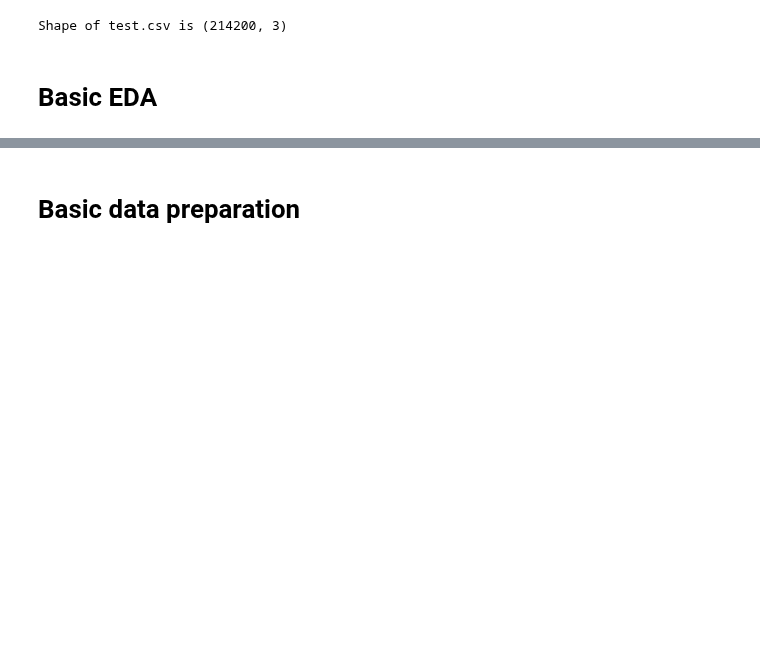
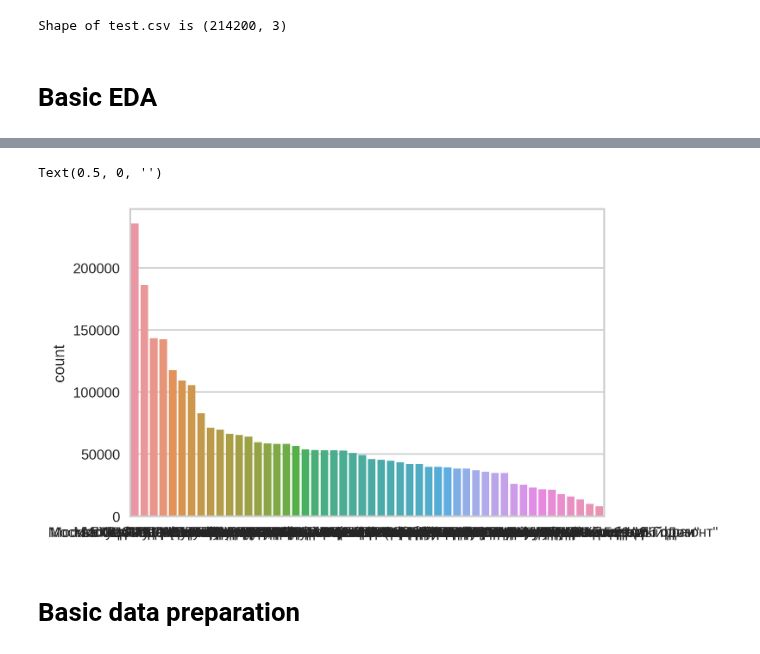
Before and after one commit to kryvokhyzha/examples-and-courses, a Jupyter notebook: How to Win a Data Science Competition/FinalProject/notebooks/main.ipynb, the cells around one changed output, grey strips where cells are left out. Drawn from its saved outputs; the diff is of its cells as text; code cells hidden in the pictures; blank space fills up the shorter version.

```diff
--- a/How to Win a Data Science Competition/FinalProject/notebooks/main.ipynb
+++ b/How to Win a Data Science Competition/FinalProject/notebooks/main.ipynb
@@ -125,0 +279,5 @@ Shape of test.csv is (214200, 3)
+# %%
+top_10_shops = pd.DataFrame(sales_train_df.merge(shops_df, left_on='shop_id', right_on='shop_id')['shop_name'] \
+                                          .value_counts() \
+                                          .reset_index()[:50])
+top_10_shops.columns = ['shop_name', 'count']
@@ -126,3 +298,10 @@ Shape of test.csv is (214200, 3)
+# %%
+fig, ax = plt.subplots(1, 1, figsize = (6,4), dpi=300)
+sns.barplot(x="shop_name", y='count', data=top_10_shops)
+ax.set_xlabel('')
+# %% [output]
+Text(0.5, 0, '')
+[figure, added]
 # %% [markdown]
 # Basic data preparation
 # %% [markdown]
```
Also changed, not shown: parts of 21 cells of this notebook, 3 other files.
